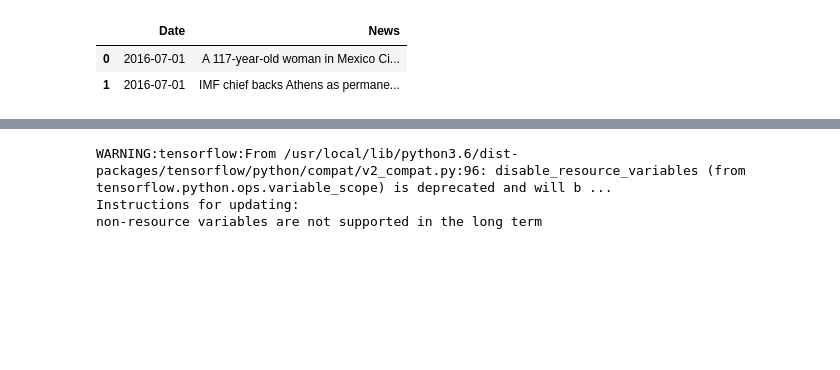
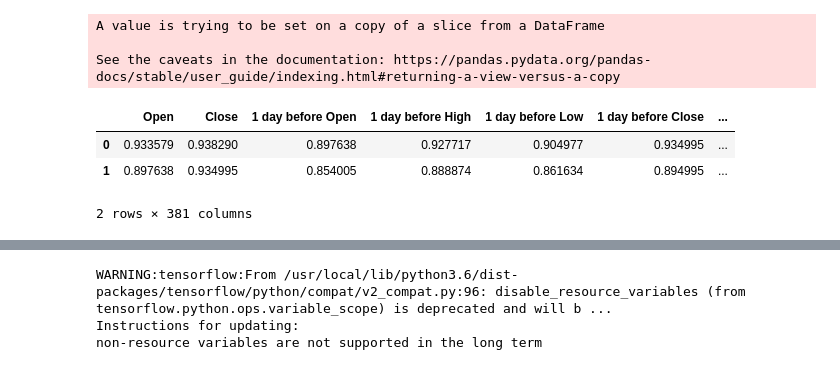
Before and after one commit to Eliot100/DJIA-stock-project, a Jupyter notebook: DJIA_stock_project.ipynb, the cells around one changed output, grey strips where cells are left out. Drawn from its saved outputs; the diff is of its cells as text; code cells hidden in the pictures; blank space fills up the shorter version.

```diff
--- a/DJIA_stock_project.ipynb
+++ b/DJIA_stock_project.ipynb
@@ -4,3 +7,12 @@ import pandas as pd
 df_RedditNews = pd.read_csv('https://raw.githubusercontent.com/Eliot100/DJIA-stock-project/main/RedditNews.csv')
 df_DJIA = pd.read_csv('https://raw.githubusercontent.com/Eliot100/DJIA-stock-project/main/upload_DJIA_table.csv')
 df_Combined_News_DJIA = pd.read_csv('https://raw.githubusercontent.com/Eliot100/DJIA-stock-project/main/Combined_News_DJIA.csv')
+# %%
+from sklearn.preprocessing import MinMaxScaler
+scaler = MinMaxScaler(feature_range=(-1, 1))
+
+df_DJIA2 = df_DJIA.copy()
+df_DJIA2[['Open', 'High', 'Low', 'Close', 'Volume', 'Adj Close']] = \
+  scaler.fit_transform(df_DJIA2[['Open', 'High', 'Low', 'Close', 'Volume', 'Adj Close']])
+
+df_DJIA2.head()
@@ -12,0 +90,13 @@ df_DJIA.head(2)
+# %%
+df_Combined2 = df_Combined.copy()
+for i in range(0, df_Combined2.shape[0]):
+  News_Date_array = df_RedditNews[df_RedditNews["Date"] == df_Combined2["Date"][i]]["News"].to_numpy()
+  # sumCombined = 0
+  for j in range(0, 25):
+    df_Combined2["Top"+str(j+1)][i] = sna.polarity_scores(df_Combined2["Top"+str(j+1)][i])["compound"]
+    #sumCombined+=df_Combined["Top"+str(j+1)][i]
+  # df_Combined["SUMTop"][i] = sna.polarity_scores(sumCombined)
+# %% [output]
+A value is trying to be set on a copy of a slice from a DataFrame
+
+See the caveats in the documentation: https://pandas.pydata.org/pandas-docs/stable/user_guide/indexing.html#returning-a-view-versus-a-copy
@@ -13,6 +105,11 @@ df_DJIA.head(2)
+# %%
+df_final = df_Combined2.drop(['Date', 'High', 'Low', 'Volume', 'Adj Close'], axis=1)
+X_df = df_final.drop(['Close'], axis=1)
+Y_df = df_final['Close']
 # %%
-df_RedditNews.head(2)
+df_final.head(2)
 # %% [output]
-|  | Date | News |
-| 0 | 2016-07-01 | A 117-year-old woman in Mexico Ci... |
-| 1 | 2016-07-01 | IMF chief backs Athens as permane... |
+|  | Open | Close | 1 day before Open | 1 day before High | 1 day before Low | 1 day before Close | ... |
+| 0 | 0.933579 | 0.938290 | 0.897638 | 0.927717 | 0.904977 | 0.934995 | ... |
+| 1 | 0.897638 | 0.934995 | 0.854005 | 0.888874 | 0.861634 | 0.894995 | ... |
+2 rows × 381 columns
```
Also changed, not shown: parts of 24 cells of this notebook.
